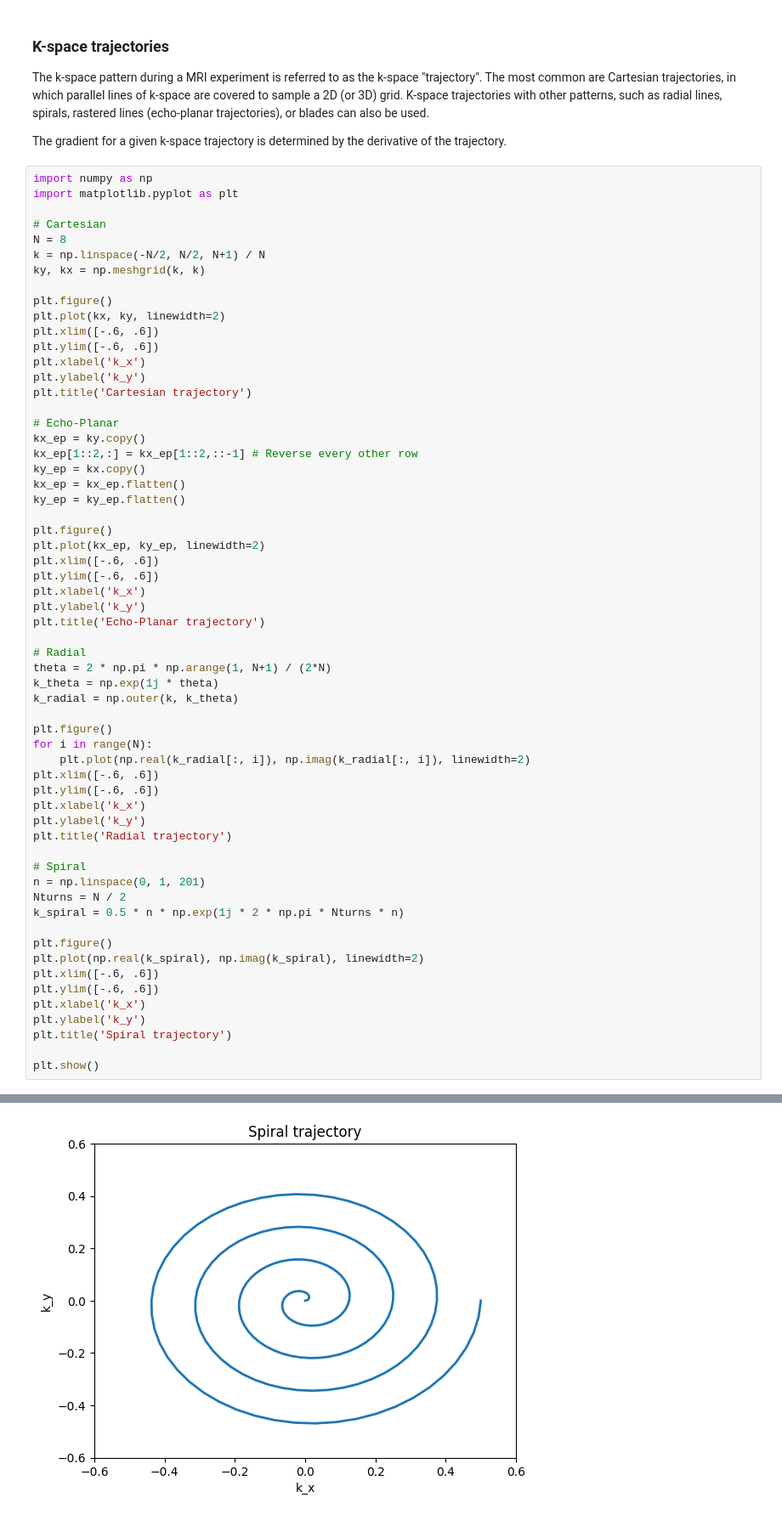
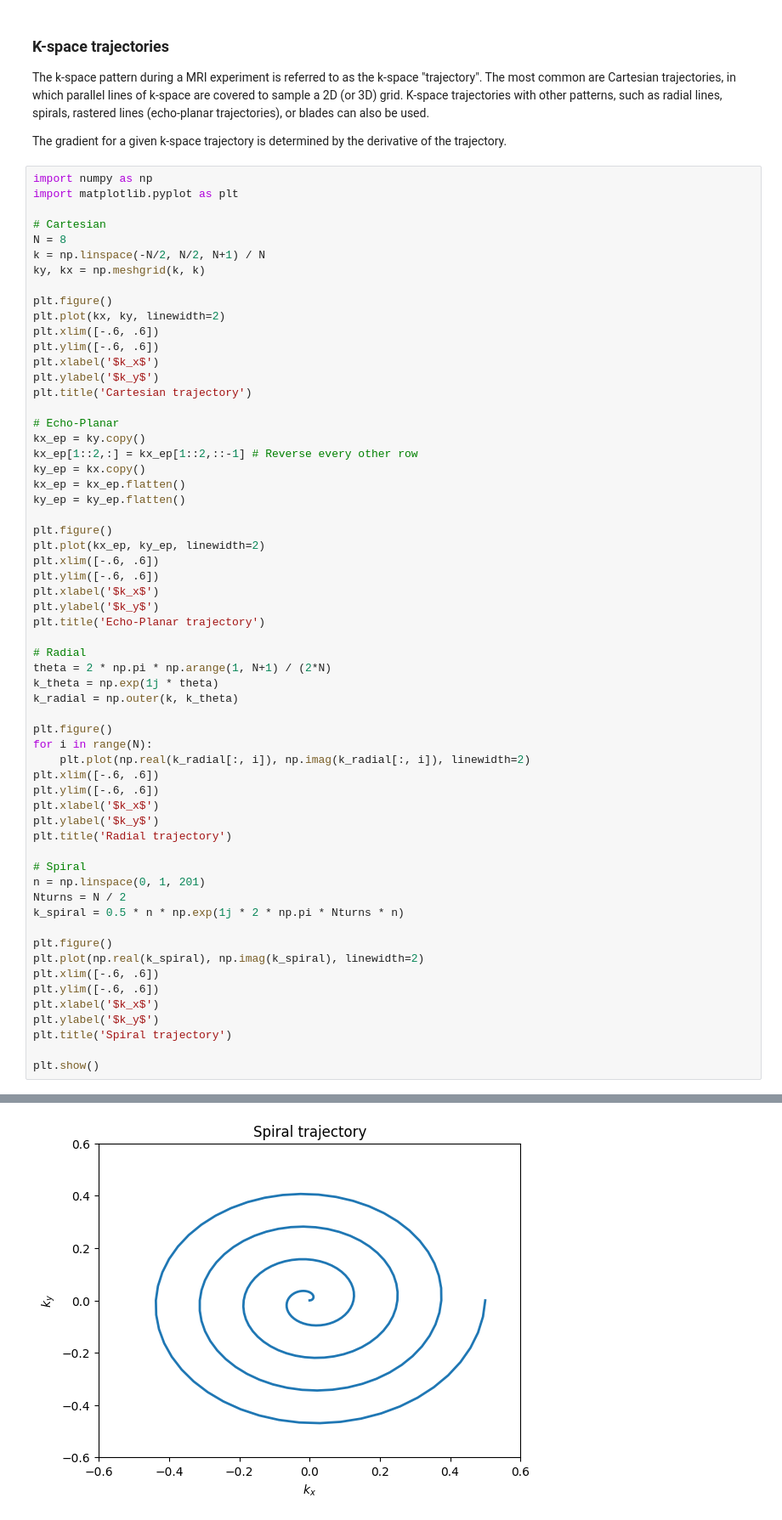
Before and after one commit to LarsonLab/MRI-education-resources, a Jupyter notebook: Notebooks/K-space.ipynb, the cells around one changed output, grey strips where cells are left out. Shown at 85% size. Drawn from its saved outputs; the diff is of its cells as text.

```diff
--- a/Notebooks/K-space.ipynb
+++ b/Notebooks/K-space.ipynb
@@ -103,8 +103,8 @@ plt.figure()
 plt.plot(kx, ky, linewidth=2)
 plt.xlim([-.6, .6])
 plt.ylim([-.6, .6])
-plt.xlabel('k_x')
-plt.ylabel('k_y')
+plt.xlabel('$k_x$')
+plt.ylabel('$k_y$')
 plt.title('Cartesian trajectory')
 
 # Echo-Planar
@@ -118,8 +118,8 @@ plt.figure()
 plt.plot(kx_ep, ky_ep, linewidth=2)
 plt.xlim([-.6, .6])
 plt.ylim([-.6, .6])
-plt.xlabel('k_x')
-plt.ylabel('k_y')
+plt.xlabel('$k_x$')
+plt.ylabel('$k_y$')
 plt.title('Echo-Planar trajectory')
 
 # Radial
@@ -132,8 +132,8 @@ for i in range(N):
     plt.plot(np.real(k_radial[:, i]), np.imag(k_radial[:, i]), linewidth=2)
 plt.xlim([-.6, .6])
 plt.ylim([-.6, .6])
-plt.xlabel('k_x')
-plt.ylabel('k_y')
+plt.xlabel('$k_x$')
+plt.ylabel('$k_y$')
 plt.title('Radial trajectory')
 
 # Spiral
@@ -145,8 +145,8 @@ plt.figure()
 plt.plot(np.real(k_spiral), np.imag(k_spiral), linewidth=2)
 plt.xlim([-.6, .6])
 plt.ylim([-.6, .6])
-plt.xlabel('k_x')
-plt.ylabel('k_y')
+plt.xlabel('$k_x$')
+plt.ylabel('$k_y$')
 plt.title('Spiral trajectory')
 
 plt.show()
@@ -157,4 +157,4 @@ plt.show()
-[figure, old version]
+[figure, new version]
 # %%
 import numpy as np
 import matplotlib.pyplot as plt
```
Also changed, not shown: parts of 2 cells of this notebook, 2 other files.
